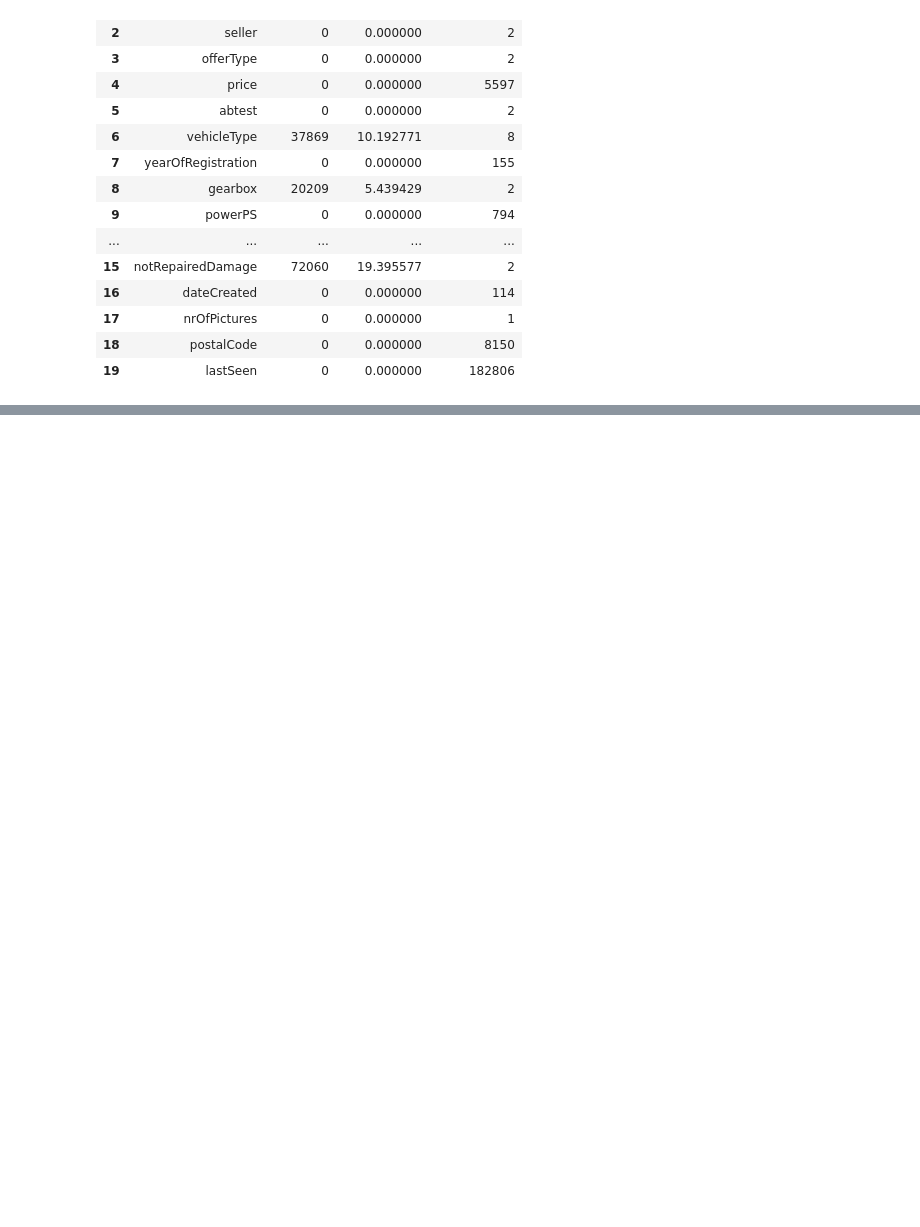
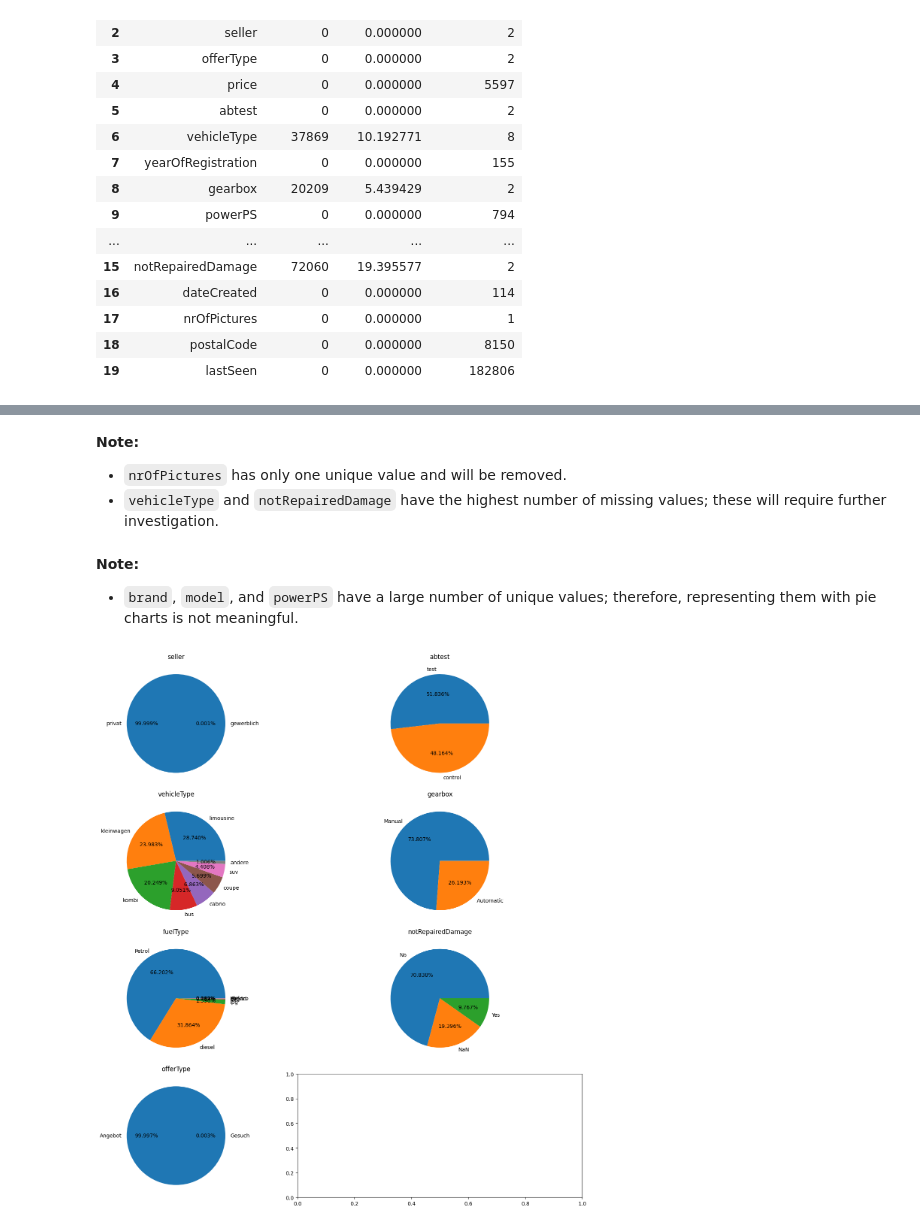
Before and after one commit to Prasadkurapati/CarDataAnalysis, a Jupyter notebook: script.ipynb, the cells around one changed output, grey strips where cells are left out. Saved outputs shown, nothing was run; the diff lists cells and outputs as text; code cells hidden in the pictures; blank space fills up the shorter version.

```diff
--- a/script.ipynb
+++ b/script.ipynb
@@ -106,0 +126,32 @@ mising_value_df
+# %% [markdown]
+**Note:**
+
+- `nrOfPictures` has only one unique value and will be removed.
+- `vehicleType` and `notRepairedDamage` have the highest number of missing values; these will require further investigation.
+# %%
+df.drop('nrOfPictures', axis=1, inplace=True)
+# %%
+# 4. German to English, as best as I can
+df['gearbox'] = df['gearbox'].apply(lambda g: 'Manual' if g == 'manuell' else 'Automatic')
+df['notRepairedDamage'] = df['notRepairedDamage'].apply(lambda g: 'Yes' if g == 'ja' else 'No' if g =='nein' else 'NaN')
+df.loc[df['fuelType'] == 'benzin', 'fuelType'] = 'Petrol'
+df.loc[df['fuelType'] == 'andere', 'fuelType'] = 'Other'
+# %%
+categorical_cols = ['seller','abtest','vehicleType','gearbox','fuelType','notRepairedDamage','offerType']
+data = []
+for col in categorical_cols:
+  data.append(df[col].value_counts())
+# %% [markdown]
+**Note:**
+
+- `brand`, `model`, and `powerPS` have a large number of unique values; therefore, representing them with pie charts is not meaningful.
+# %%
+fig,ax = plt.subplots(4,2,figsize=(15,15))
+axes = ax.flatten()
+for i,col_data in enumerate(data):
+  axes[i].pie(col_data,labels=col_data.index,autopct='%1.3f%%')
+  axes[i].set_title(categorical_cols[i])
+plt.tight_layout()
+plt.show()
+# %% [output]
+[figure, added]
```
Also changed, not shown: parts of 3 cells of this notebook.
